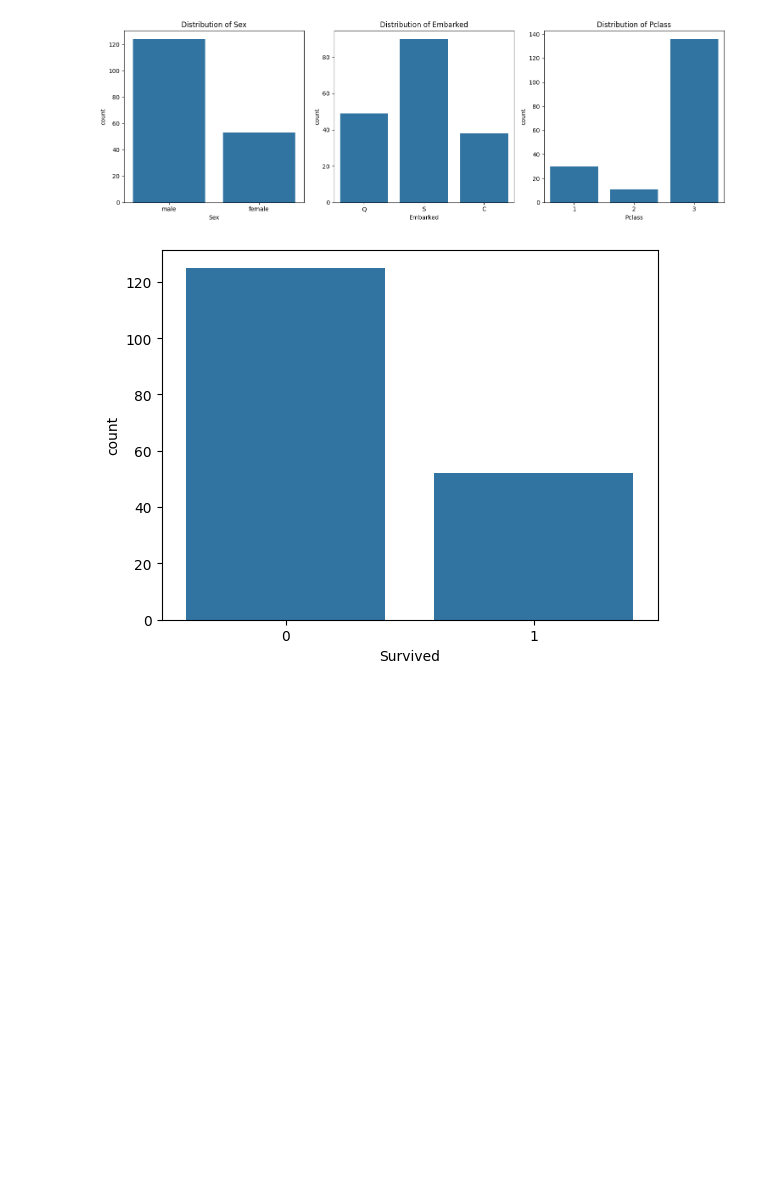
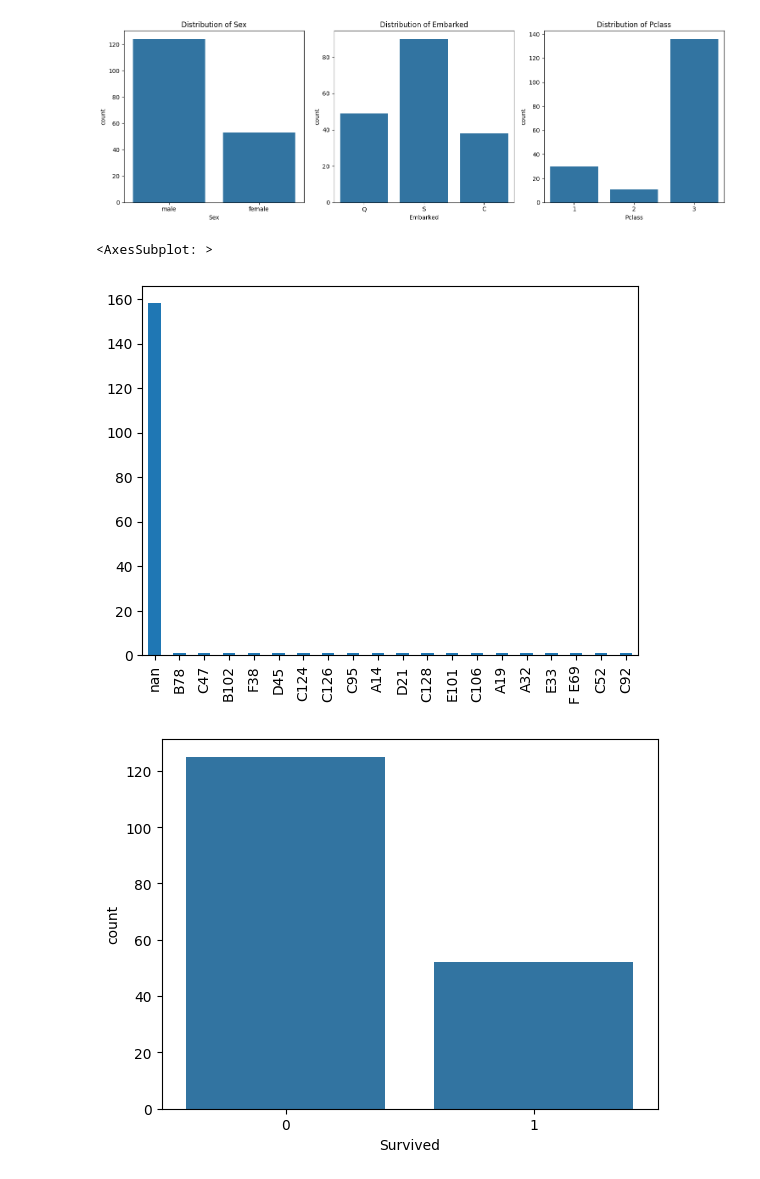
Before and after one commit to Vetle960/titanic-kaggle, a Jupyter notebook: eda.ipynb, the cells around one changed output. Saved outputs shown, nothing was run; the diff lists cells and outputs as text; code cells hidden in the pictures; blank space fills up the shorter version.

```diff
--- a/eda.ipynb
+++ b/eda.ipynb
@@ -106,6 +108,11 @@ plt.tight_layout()  # Adjust the layout
 plt.show()
 # %% [output]
 [figure]
+# %%
+age_less_df.Cabin.value_counts(dropna=False).plot(kind = 'bar')
+# %% [output]
+<AxesSubplot: >
+[figure, added]
 # %%
 #survival rate
 sns.countplot(x='Survived', data=age_less_df)
```
Also changed, not shown: parts of 19 cells of this notebook.
